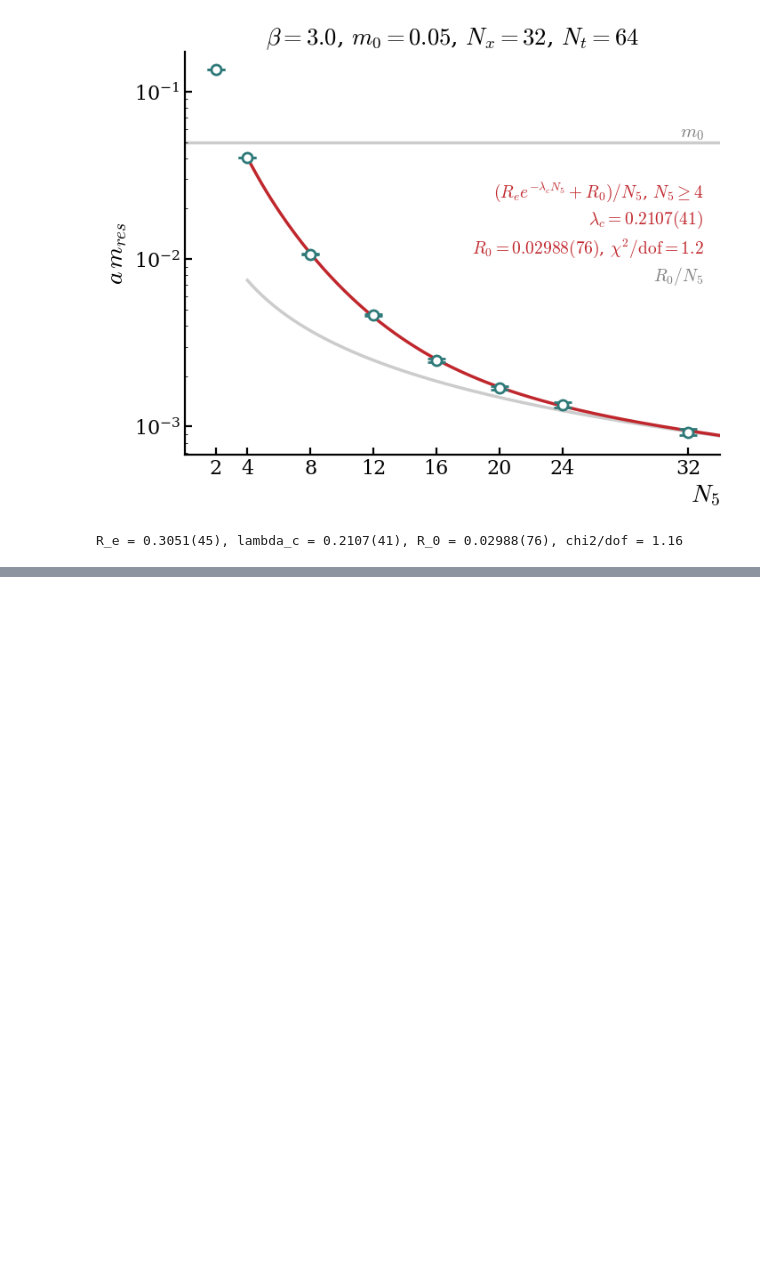
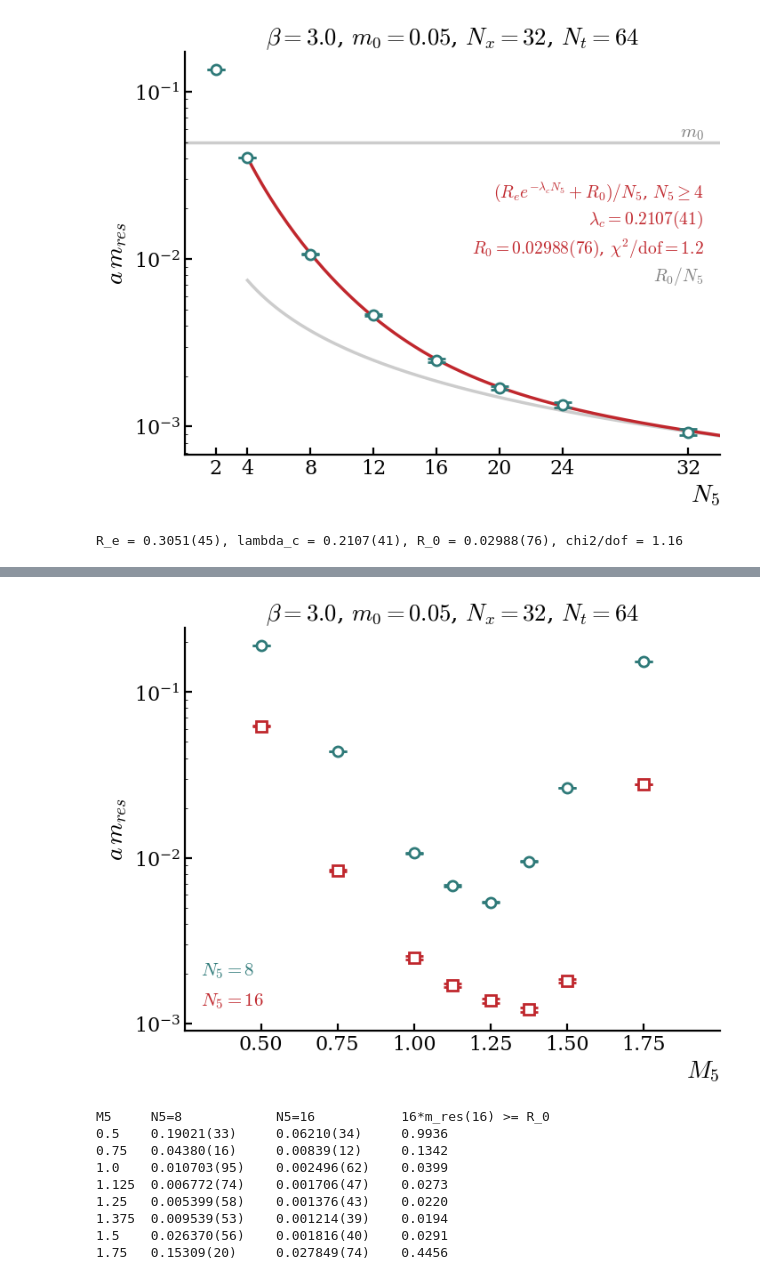
Before and after one commit to wurdahl/schwingerModel, a Jupyter notebook: mRes.ipynb, the cells around one changed output, grey strips where cells are left out. Saved outputs shown, nothing was run; the diff lists cells and outputs as text; code cells hidden in the pictures; blank space fills up the shorter version.

```diff
--- a/mRes.ipynb
+++ b/mRes.ipynb
@@ -167,0 +171,54 @@ R_e = 0.3051(45), lambda_c = 0.2107(41), R_0 = 0.02988(76), chi2/dof = 1.16
+# %%
+M5s = [0.5, 0.75, 1.0, 1.125, 1.25, 1.375, 1.5, 1.75]
+m5N5s = [8, 16]
+m5Style = {8: (sp.JLab_blue, "o"), 16: (sp.JLab_red, "s")}
+
+def m5Path(M5, N5):
+    suffix = "" if M5 == 1.0 else f"_M5_{M5}"
+    return f"configs/dwf_beta_{beta}_m_{m0}_Nx_{Nx}_Nt_{Nt}_N5_{N5}{suffix}.hdf5"
+
+m5Res = {}                                  # (M5, N5) -> [central, err, cov] at fitT
+for N5 in m5N5s:
+    for M5 in M5s:
+        path = m5Path(M5, N5)
+        if not os.path.exists(path):
+            print(f"M5={M5} N5={N5}: no cache -- skipped"); continue
+        m5Res[(M5, N5)] = bootstrapMres(*sim.distillation.readMres(path),
+                                        reduce=plateauReduce((8, tMax)),
+                                        numResamples=2000, seed=0, progress=False)
+
+fig, ax = plt.subplots(figsize=(7, 5.5), layout="constrained")
+for N5 in m5N5s:
+    pts = [(M5, *m5Res[(M5, N5)][:2]) for M5 in M5s if (M5, N5) in m5Res]
+    x = np.array([p[0] for p in pts]); y = np.array([p[1] for p in pts])
+    e = np.array([p[2] for p in pts]).T
+    col, mk = m5Style[N5]
+    ax.errorbar(x, y, yerr=yerr(e), marker=mk, color=col, mec=col, **sp.eb_kw)
+    ax.text(0.03, 0.05 + 0.075 * (len(m5N5s) - 1 - m5N5s.index(N5)), rf"$N_5={N5}$",
+            color=col, ha="left", va="bottom", transform=ax.transAxes, fontsize=15,
+            zorder=5, bbox=sp.TEXTBOX)
+ax.set_yscale("log")
+ax.set_xlim(0.25, 2.0)
+ax.set_xticks([0.5, 0.75, 1.0, 1.25, 1.5, 1.75])
+ax.set_xlabel(r"$M_5$", loc="right")
+ax.set_ylabel(r"$a\,m_{res}$")
+ax.set_title(runTitle)
+fig.savefig(f"figs/mresVsM5_{stem}.pdf")
+plt.show()
+
+print("M5     N5=8            N5=16           16*m_res(16) >= R_0")
+for M5 in M5s:
+    r8, r16 = m5Res.get((M5, 8)), m5Res.get((M5, 16))
+    f = lambda r: sp.fmtErr(r[0], r[1].max()) if r else "--"
+    print(f"{M5:<5}  {f(r8):<15} {f(r16):<15} {16 * r16[0]:.4f}" if r16 else f"{M5:<5}  {f(r8)}")
+# %% [output]
+[figure, added]
+M5     N5=8            N5=16           16*m_res(16) >= R_0
+0.5    0.19021(33)     0.06210(34)     0.9936
+0.75   0.04380(16)     0.00839(12)     0.1342
+1.0    0.010703(95)    0.002496(62)    0.0399
+1.125  0.006772(74)    0.001706(47)    0.0273
+1.25   0.005399(58)    0.001376(43)    0.0220
+1.375  0.009539(53)    0.001214(39)    0.0194
+1.5    0.026370(56)    0.001816(40)    0.0291
+1.75   0.15309(20)     0.027849(74)    0.4456
```
Also changed, not shown: parts of 1 cell of this notebook, 33 other files.
